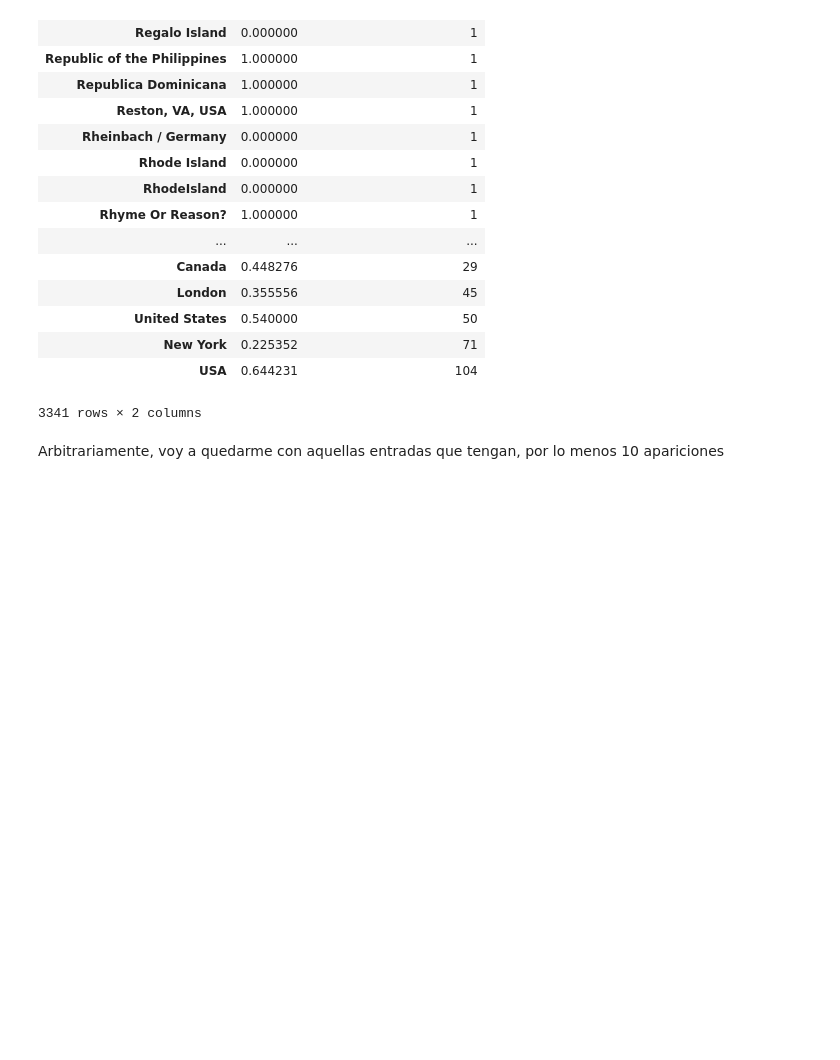
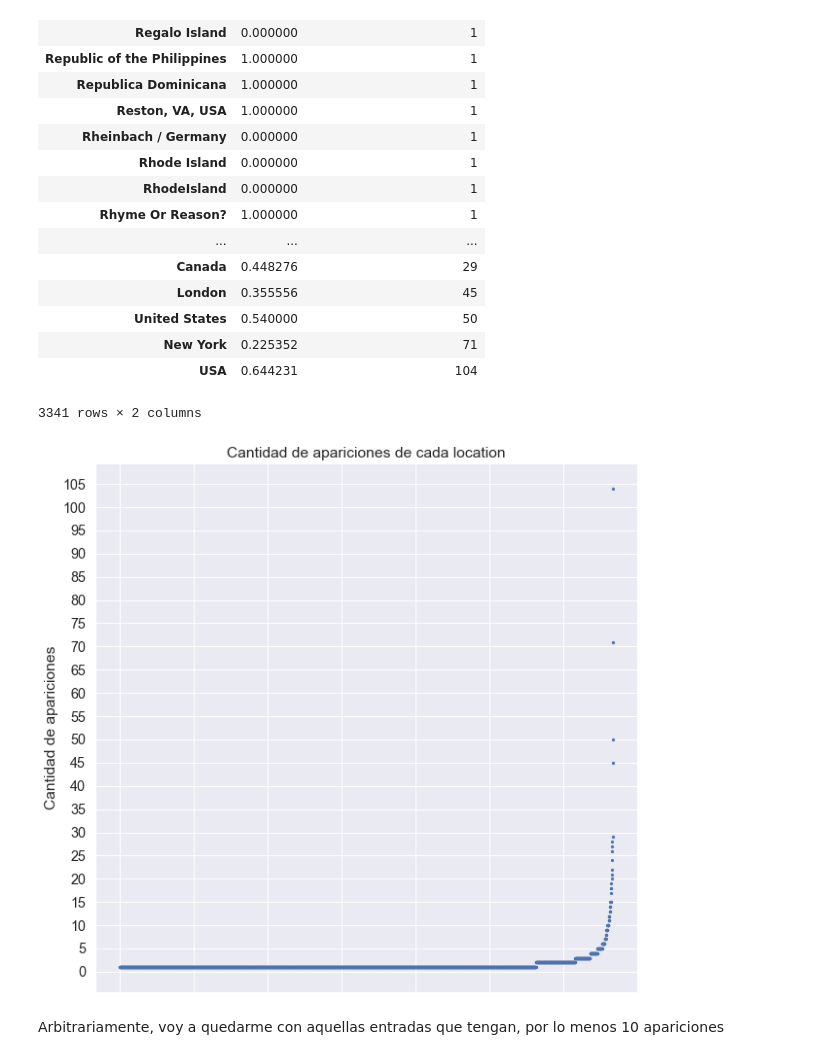
Before and after one commit to yuquimura/Trabajo-Practico-1, a Jupyter notebook: notebooks/Analisis Exploratorio Brian.ipynb, the cells around one changed output. Cells and saved outputs as stored; diff of their text form; code cells hidden in the pictures; blank space fills up the shorter version.

```diff
--- a/notebooks/Analisis Exploratorio Brian.ipynb
+++ b/notebooks/Analisis Exploratorio Brian.ipynb
@@ -376,6 +376,19 @@ locationData
 | New York | 0.225352 | 71 |
 | USA | 0.644231 | 104 |
 3341 rows × 2 columns
+# %%
+#Grafico de la distribucion de la cantidad de repeticiones de cada location
+auxiliar = locationData.reset_index(inplace = False)
+fig= plt.figure(figsize=(10,10))
+plt.ylabel("Cantidad de apariciones")
+plt.title("Cantidad de apariciones de cada location")
+plt.tick_params(
+    axis='x',          # changes apply to the x-axis
+    labelbottom=False) # labels along the bottom edge are off
+plt.yticks(np.arange(0, 110, step=5))
+s = plt.scatter(auxiliar.index, locationData['cantidad_de_apariciones'], s = 5)
+# %% [output]
+[figure, added]
 # %% [markdown]
 Arbitrariamente, voy a quedarme con aquellas entradas que tengan, por lo menos 10 apariciones
 # %%
```
Also changed, not shown: parts of 2 cells of this notebook.
